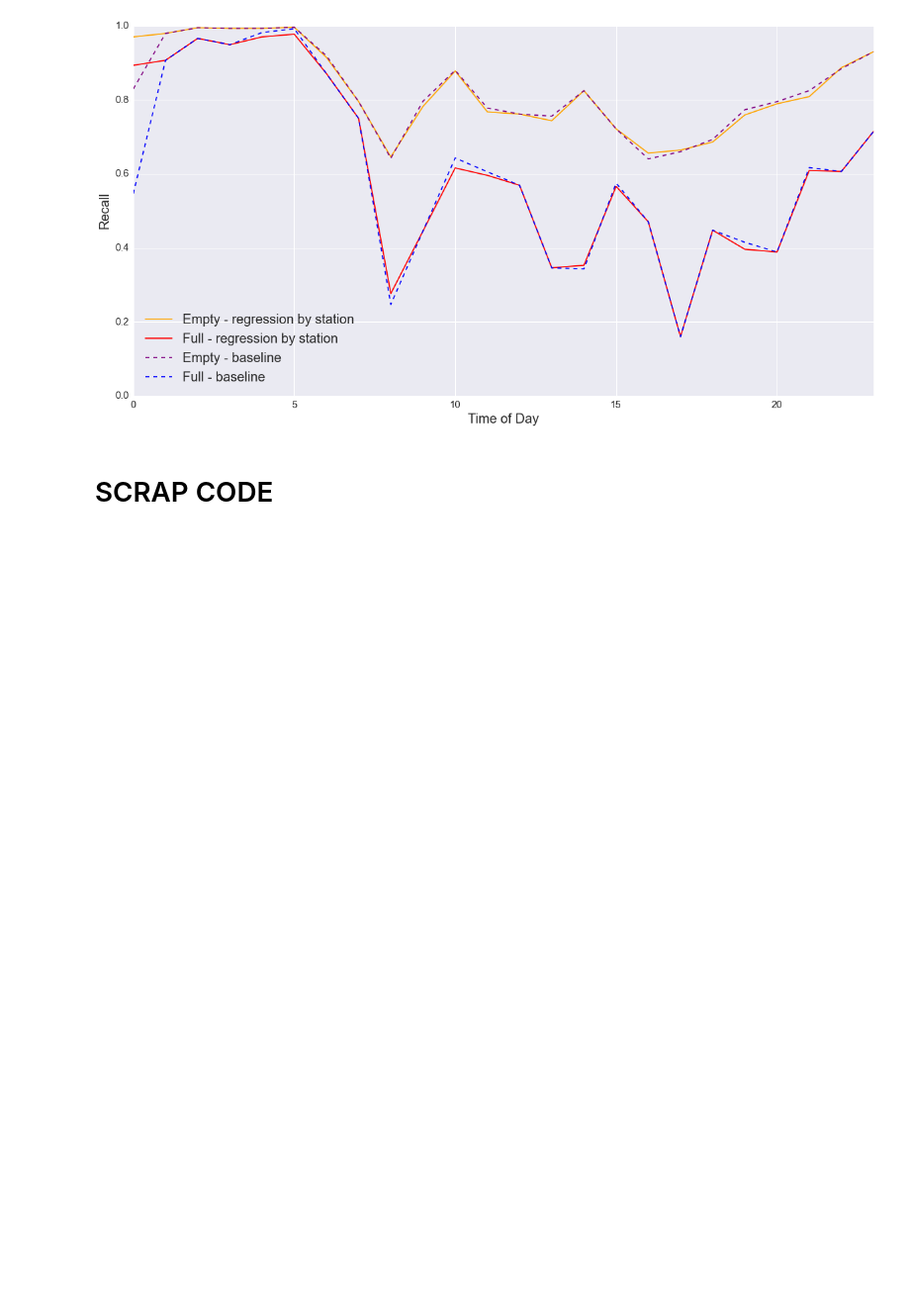
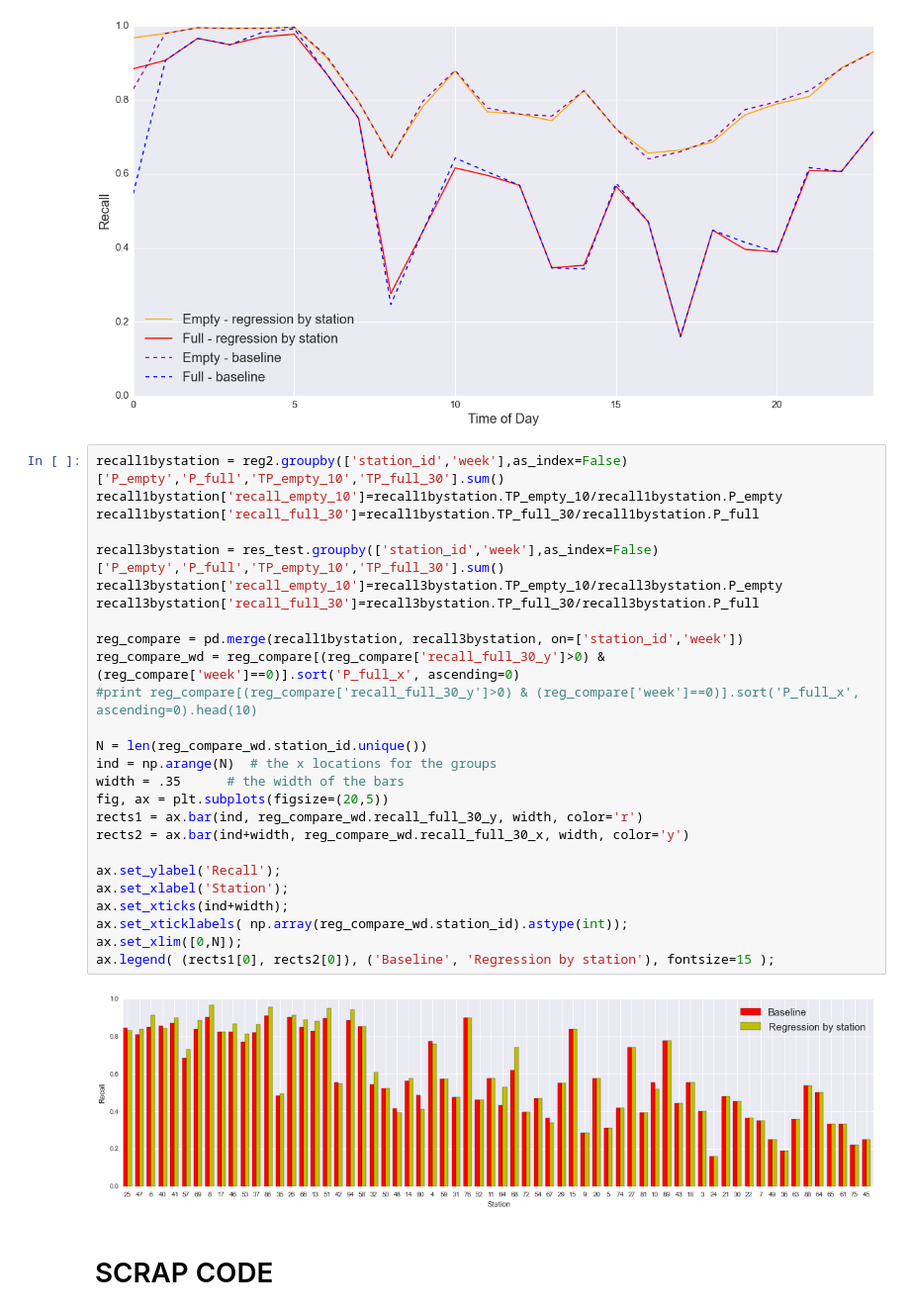
Before and after one commit to CS109Hubway/classp, a Jupyter notebook: Test_Hubway.ipynb, the cells around one changed output. Shown at 99% size. Drawn from its saved outputs; the diff is of its cells as text; blank space fills up the shorter version.

Commit message:
added comparison of regression by station

```diff
--- a/Test_Hubway.ipynb
+++ b/Test_Hubway.ipynb
@@ -1153,6 +1160,34 @@ plt.legend(fontsize = 20, loc='lower left');
 plt.tick_params(axis='both', which='major', labelsize=15);
 # %% [output]
 [figure]
+# %%
+recall1bystation = reg2.groupby(['station_id','week'],as_index=False)['P_empty','P_full','TP_empty_10','TP_full_30'].sum()
+recall1bystation['recall_empty_10']=recall1bystation.TP_empty_10/recall1bystation.P_empty
+recall1bystation['recall_full_30']=recall1bystation.TP_full_30/recall1bystation.P_full
+
+recall3bystation = res_test.groupby(['station_id','week'],as_index=False)['P_empty','P_full','TP_empty_10','TP_full_30'].sum()
+recall3bystation['recall_empty_10']=recall3bystation.TP_empty_10/recall3bystation.P_empty
+recall3bystation['recall_full_30']=recall3bystation.TP_full_30/recall3bystation.P_full
+
+reg_compare = pd.merge(recall1bystation, recall3bystation, on=['station_id','week'])
+reg_compare_wd = reg_compare[(reg_compare['recall_full_30_y']>0) & (reg_compare['week']==0)].sort('P_full_x', ascending=0)
+#print reg_compare[(reg_compare['recall_full_30_y']>0) & (reg_compare['week']==0)].sort('P_full_x', ascending=0).head(10)
+
+N = len(reg_compare_wd.station_id.unique())
+ind = np.arange(N)  # the x locations for the groups
+width = .35      # the width of the bars
+fig, ax = plt.subplots(figsize=(20,5))
+rects1 = ax.bar(ind, reg_compare_wd.recall_full_30_y, width, color='r')
+rects2 = ax.bar(ind+width, reg_compare_wd.recall_full_30_x, width, color='y')
+
+ax.set_ylabel('Recall');
+ax.set_xlabel('Station');
+ax.set_xticks(ind+width);
+ax.set_xticklabels( np.array(reg_compare_wd.station_id).astype(int));
+ax.set_xlim([0,N]);
+ax.legend( (rects1[0], rects2[0]), ('Baseline', 'Regression by station'), fontsize=15 );
+# %% [output]
+[figure, added]
 # %% [markdown]
 # SCRAP CODE
 # %%
```
Also changed, not shown: parts of 1 cell of this notebook.
